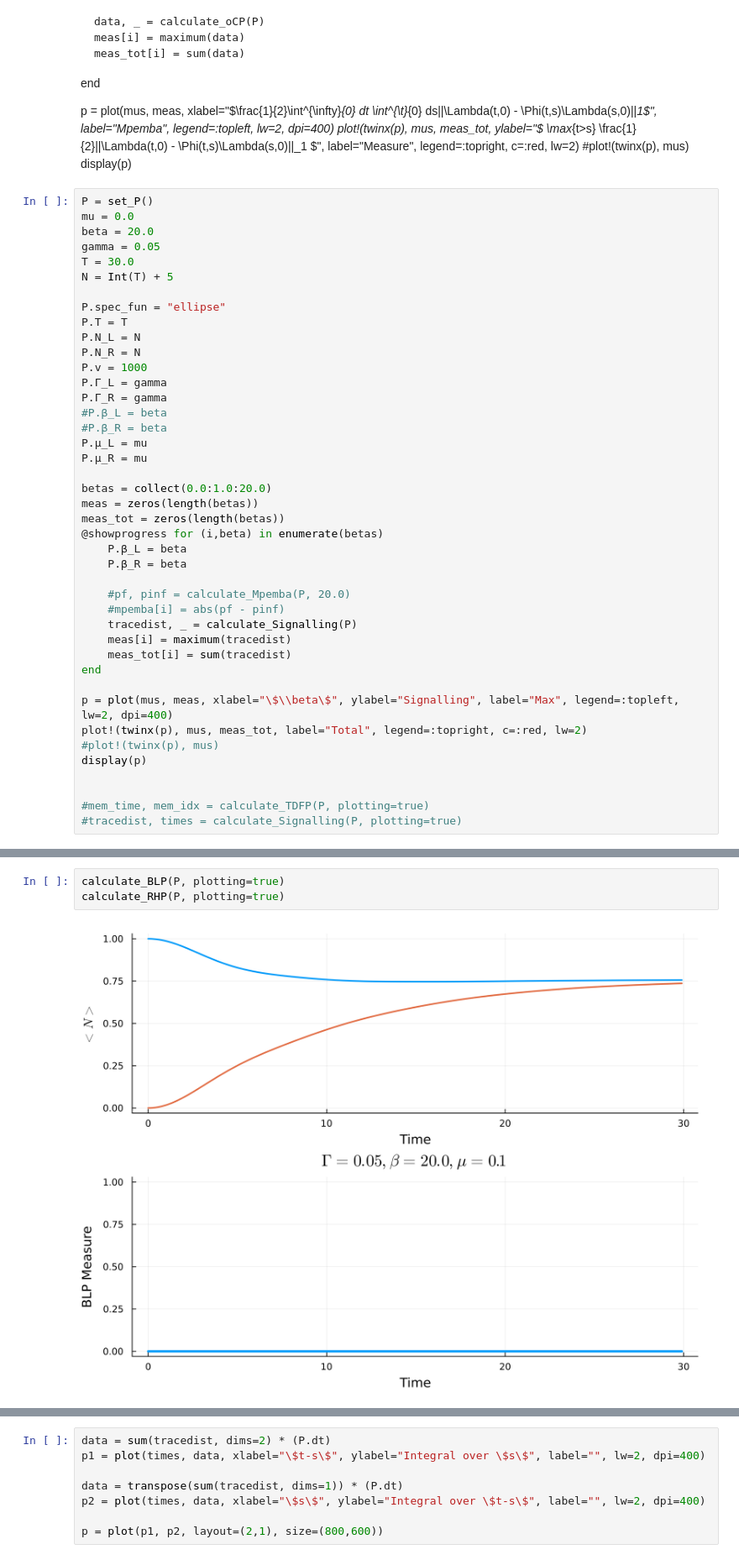
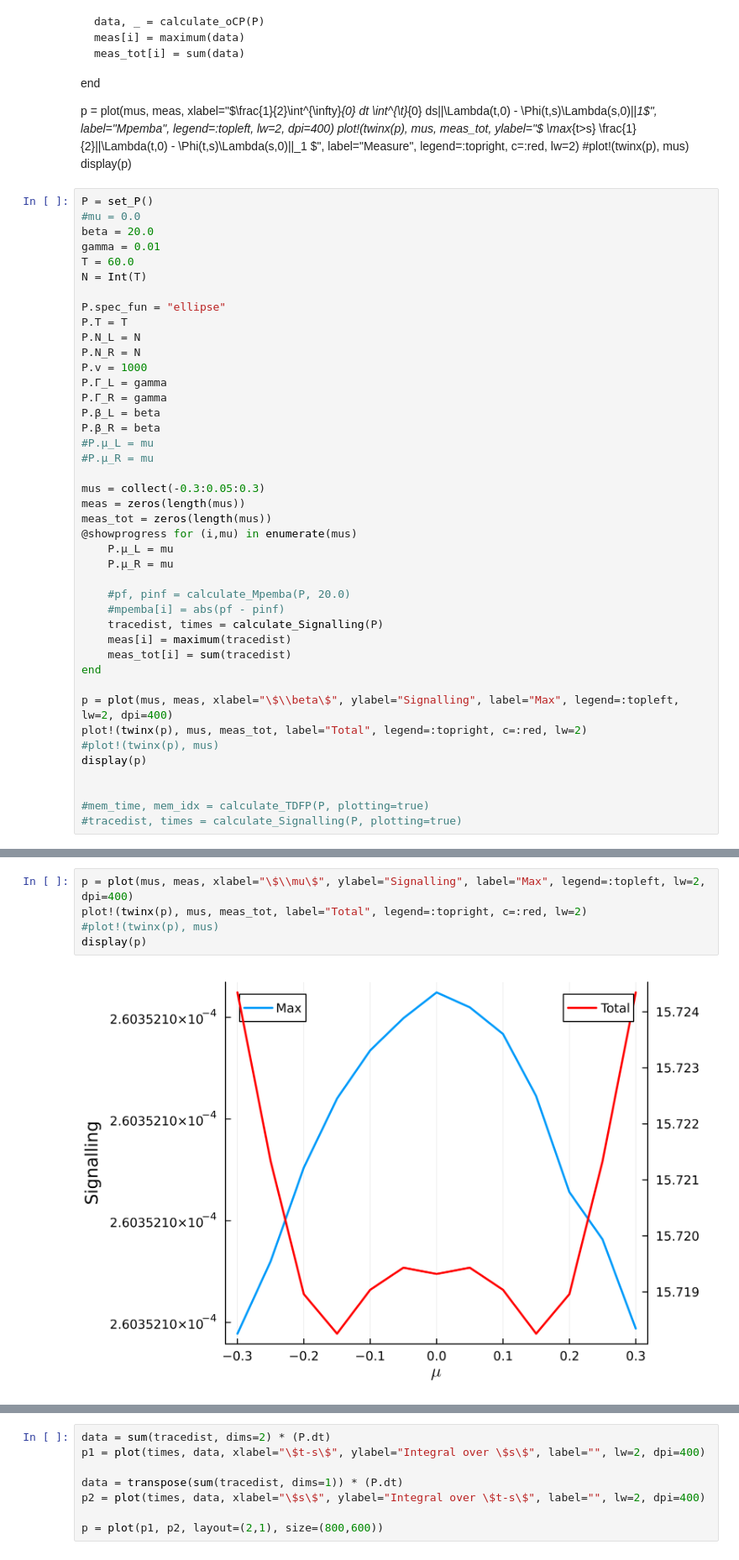
Before and after one commit to FTurci/AgeingManyBodyQuantumSys, a Jupyter notebook: 2ndTerm/test.ipynb, the cells around one changed output, grey strips where cells are left out. Shown at 84% size. Saved outputs shown, nothing was run; the diff lists cells and outputs as text.

```diff
--- a/2ndTerm/test.ipynb
+++ b/2ndTerm/test.ipynb
@@ -82,11 +82,11 @@ plot!(twinx(p), mus, meas_tot, ylabel="\$ \\max_{t>s} \\frac{1}{2}||\\Lambda(t,0
 display(p)
 # %%
 P = set_P()
-mu = 0.0
+#mu = 0.0
 beta = 20.0
-gamma = 0.05
-T = 30.0
-N = Int(T) + 5
+gamma = 0.01
+T = 60.0
+N = Int(T)
 
 P.spec_fun = "ellipse"
 P.T = T
@@ -95,21 +95,21 @@ P.N_R = N
 P.v = 1000
 P.Γ_L = gamma
 P.Γ_R = gamma
-#P.β_L = beta
-#P.β_R = beta
-P.μ_L = mu
-P.μ_R = mu
+P.β_L = beta
+P.β_R = beta
+#P.μ_L = mu
+#P.μ_R = mu
 
-betas = collect(0.0:1.0:20.0)
-meas = zeros(length(betas))
-meas_tot = zeros(length(betas))
-@showprogress for (i,beta) in enumerate(betas)
-    P.β_L = beta
-    P.β_R = beta
+mus = collect(-0.3:0.05:0.3)
+meas = zeros(length(mus))
+meas_tot = zeros(length(mus))
+@showprogress for (i,mu) in enumerate(mus)
+    P.μ_L = mu
+    P.μ_R = mu
 
     #pf, pinf = calculate_Mpemba(P, 20.0)
     #mpemba[i] = abs(pf - pinf)
-    tracedist, _ = calculate_Signalling(P)
+    tracedist, times = calculate_Signalling(P)
     meas[i] = maximum(tracedist)
     meas_tot[i] = sum(tracedist)
 end
@@ -127,5 +127,7 @@ display(p)
 # %%
-calculate_BLP(P, plotting=true)
-calculate_RHP(P, plotting=true)
+p = plot(mus, meas, xlabel="\$\\mu\$", ylabel="Signalling", label="Max", legend=:topleft, lw=2, dpi=400)
+plot!(twinx(p), mus, meas_tot, label="Total", legend=:topright, c=:red, lw=2)
+#plot!(twinx(p), mus)
+display(p)
 # %% [output]
-[figure, old version]
+[figure, new version]
```
Also changed, not shown: parts of 2 cells of this notebook, 6 other files.
